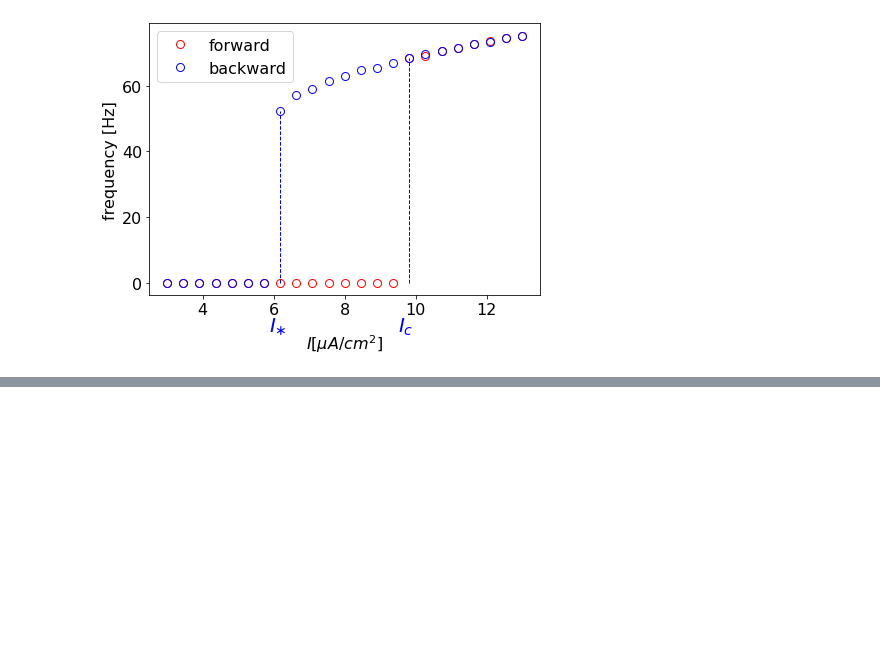
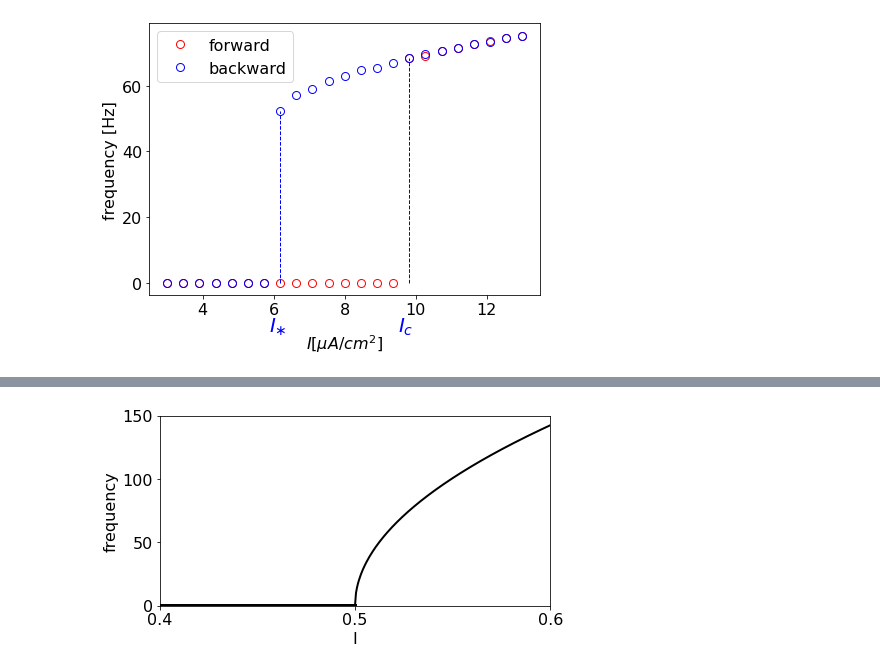
Before and after one commit to Ziaeemehr/mndynamics, a Jupyter notebook: mndynamics/examples/Chap_17.ipynb, the cells around one changed output, grey strips where cells are left out. Saved outputs shown, nothing was run; the diff lists cells and outputs as text; code cells hidden in the pictures; blank space fills up the shorter version.

```diff
--- a/mndynamics/examples/Chap_17.ipynb
+++ b/mndynamics/examples/Chap_17.ipynb
@@ -67,0 +143,16 @@ obj.plot_F_I(data);
+# %%
+# Theta neuron
+I = 0.5 + np.linspace(0, 0.1, 200)
+f = 1000.0 * np.sqrt(2*I -1) / np.pi
+
+plt.figure(figsize=(7, 3.5))
+plt.plot(I, f, 'k', lw=2)
+plt.plot([0.4,0.5], [0,0], 'k', lw=4)
+plt.xlabel('I')
+plt.ylabel('frequency')
+plt.xlim(0.4, 0.6)
+plt.ylim(0, 150)
+plt.tick_params(labelsize=16)
+plt.xticks([0.4, 0.5, 0.6]);
+# %% [output]
+[figure, added]
```
Also changed, not shown: parts of 11 cells of this notebook, 4 other files.
